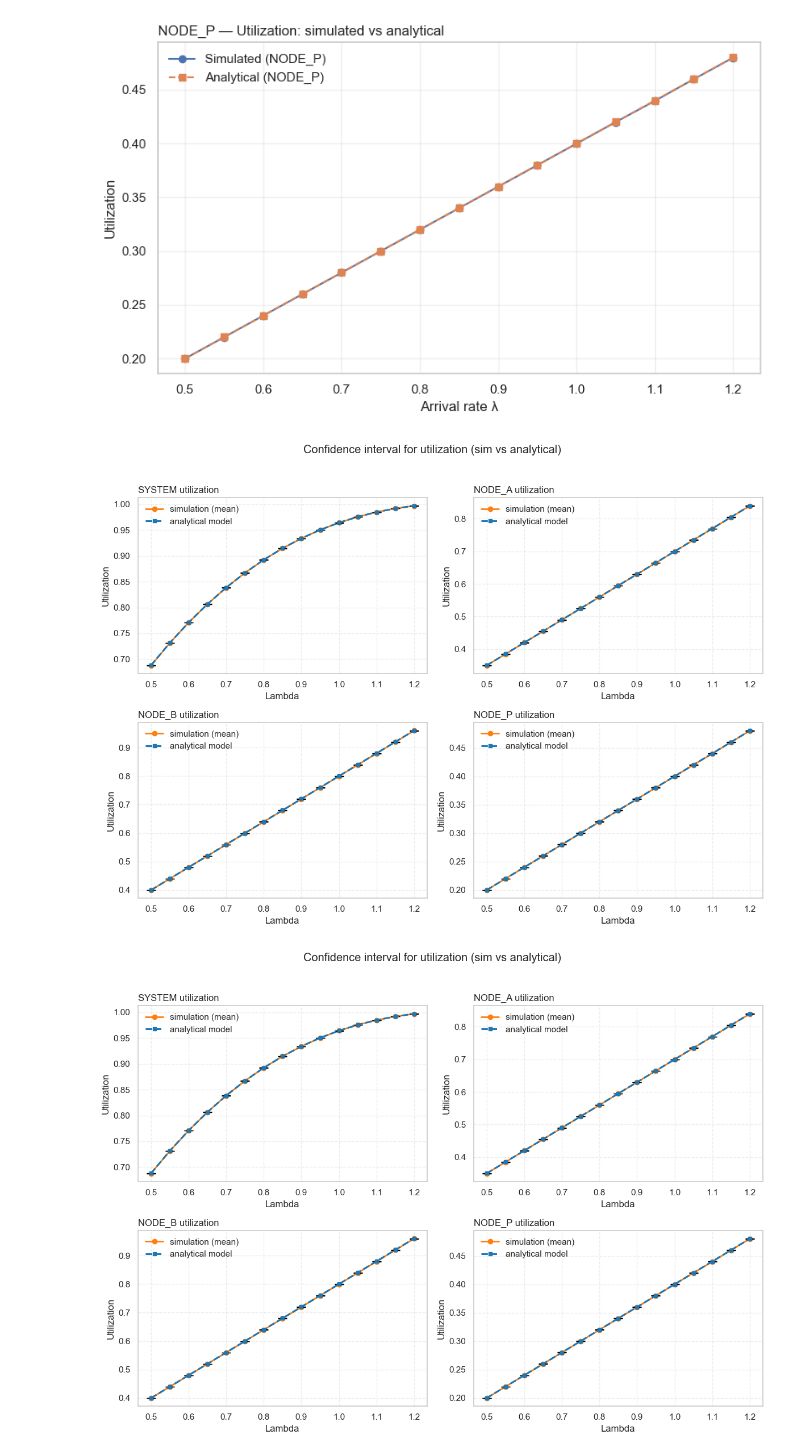
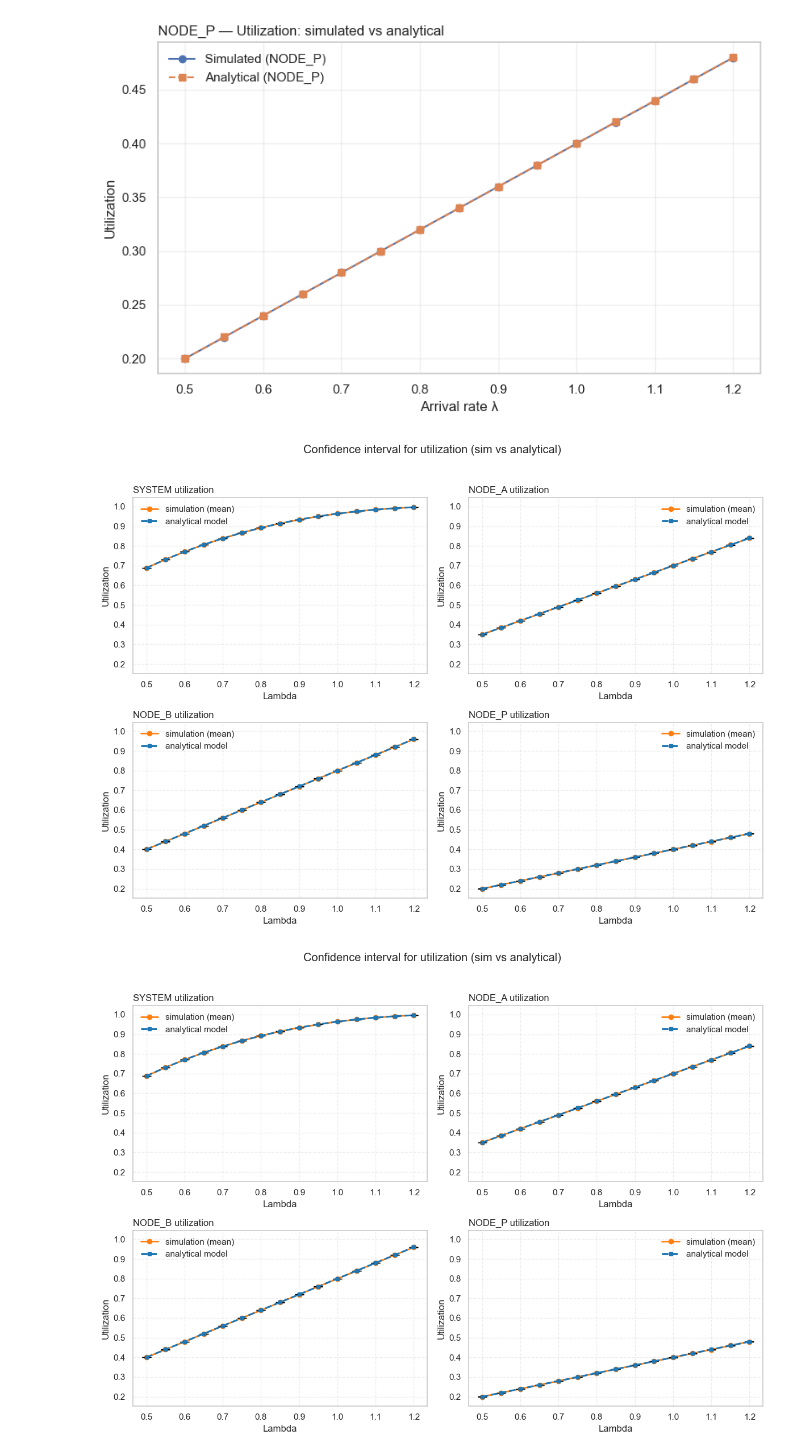
Before and after one commit to Dissan97/PMCNS-PROJECT, a Jupyter notebook: Project.ipynb, the cells around one changed output. Drawn from its saved outputs; the diff is of its cells as text; code cells hidden in the pictures.

```diff
--- a/Project.ipynb
+++ b/Project.ipynb
@@ -2708,17 +2767,7 @@ def plot_utilization_banded_csv(df_all: pd.DataFrame,
         fig.savefig(savepath, dpi=160, bbox_inches="tight")
     return fig
 # %%
-plot_utilization_banded_csv(
-    df_all,
-    analytic_df,
-    conf=0.95,
-    ci_design_effect=12.0,
-    ci_fill=True,
-    min_display_half=0.0,
-    node_order=["NODE_A","NODE_B","NODE_P"],  # opzionale
-    cols=2,
-    figsize=(12,9)
-)
+plot_utilization_banded_csv(df_all, analytic_df, y_range="util", cols=2)
 # %% [output]
-[figure, old version]
+[figure, new version]
-[figure, old version]
+[figure, new version]
```
Also changed, not shown: parts of 17 cells of this notebook.
